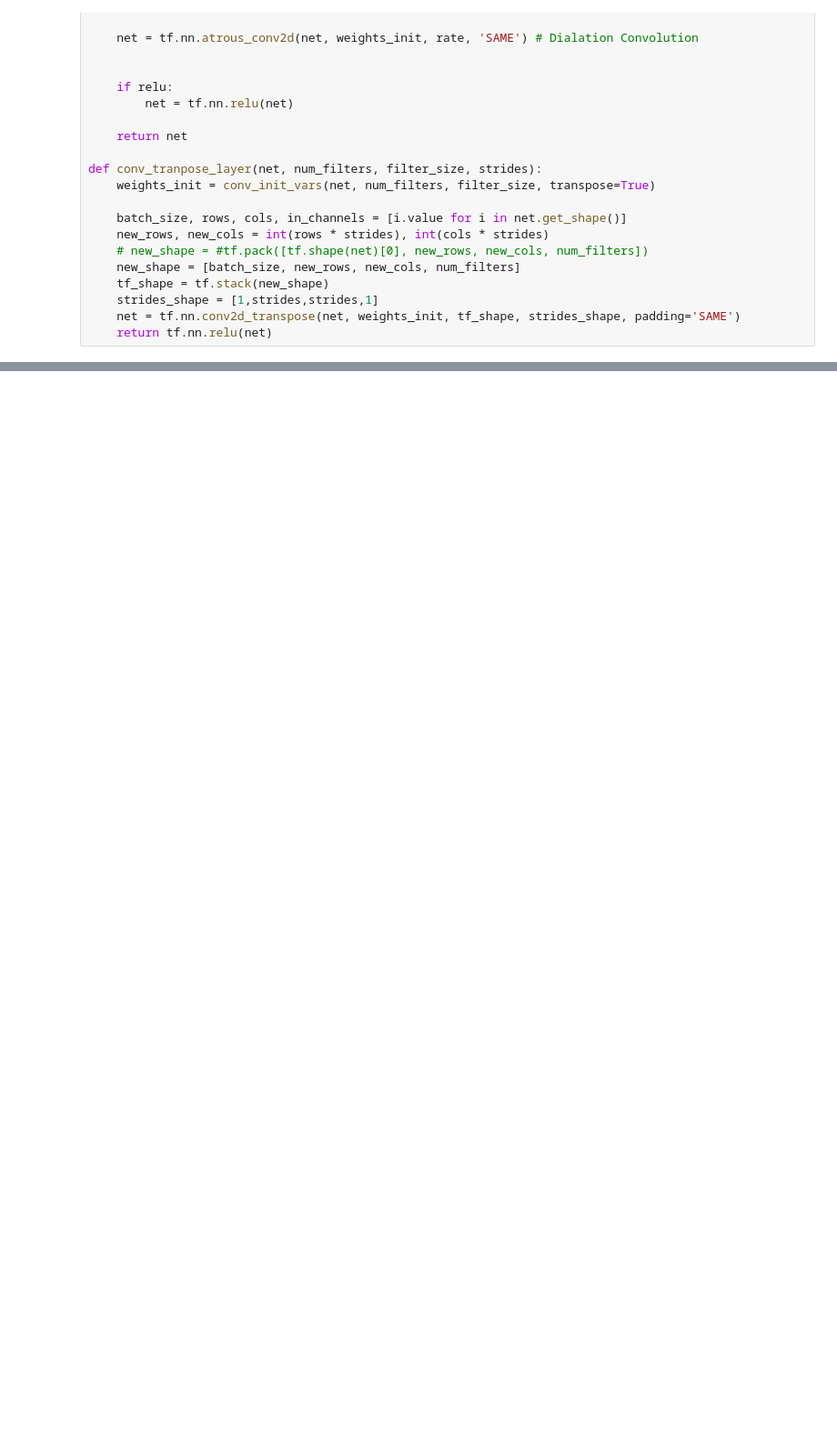
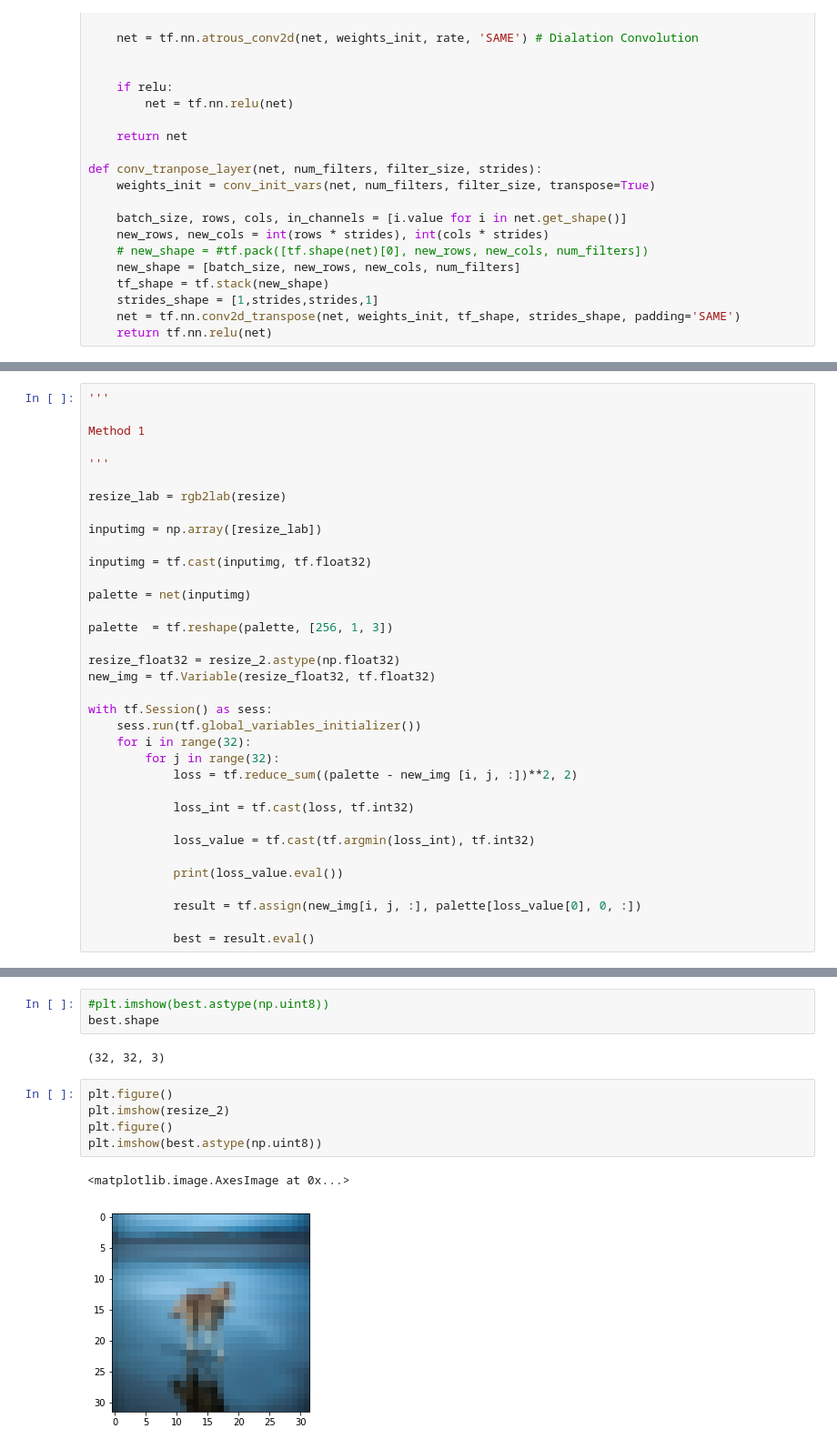
Before and after one commit to SnowInHokkaido/GANforColorQuantization, a Jupyter notebook: Generator_Jupyter.ipynb, the cells around one changed output, grey strips where cells are left out. Shown: that part at 91% size. Drawn from its saved outputs; the diff is of its cells as text; blank space fills up the shorter version.

```diff
--- a/Generator_Jupyter.ipynb
+++ b/Generator_Jupyter.ipynb
@@ -193,0 +322,35 @@ def conv_tranpose_layer(net, num_filters, filter_size, strides):
+# %%
+'''
+
+Method 1
+
+'''
+
+resize_lab = rgb2lab(resize)
+
+inputimg = np.array([resize_lab])
+
+inputimg = tf.cast(inputimg, tf.float32)
+
+palette = net(inputimg)
+
+palette  = tf.reshape(palette, [256, 1, 3])
+
+resize_float32 = resize_2.astype(np.float32)
+new_img = tf.Variable(resize_float32, tf.float32)
+
+with tf.Session() as sess:
+    sess.run(tf.global_variables_initializer())
+    for i in range(32):
+        for j in range(32):
+            loss = tf.reduce_sum((palette - new_img [i, j, :])**2, 2)
+
+            loss_int = tf.cast(loss, tf.int32)
+
+            loss_value = tf.cast(tf.argmin(loss_int), tf.int32)
+
+            print(loss_value.eval())
+
+            result = tf.assign(new_img[i, j, :], palette[loss_value[0], 0, :])
+
+            best = result.eval()
@@ -193,0 +375,13 @@ def conv_tranpose_layer(net, num_filters, filter_size, strides):
+# %%
+#plt.imshow(best.astype(np.uint8))
+best.shape
+# %% [output]
+(32, 32, 3)
+# %%
+plt.figure()
+plt.imshow(resize_2)
+plt.figure()
+plt.imshow(best.astype(np.uint8))
+# %% [output]
+<matplotlib.image.AxesImage at 0x...>
+[figure, added]
```
Also changed, not shown: parts of 13 cells of this notebook, 6 other files.
